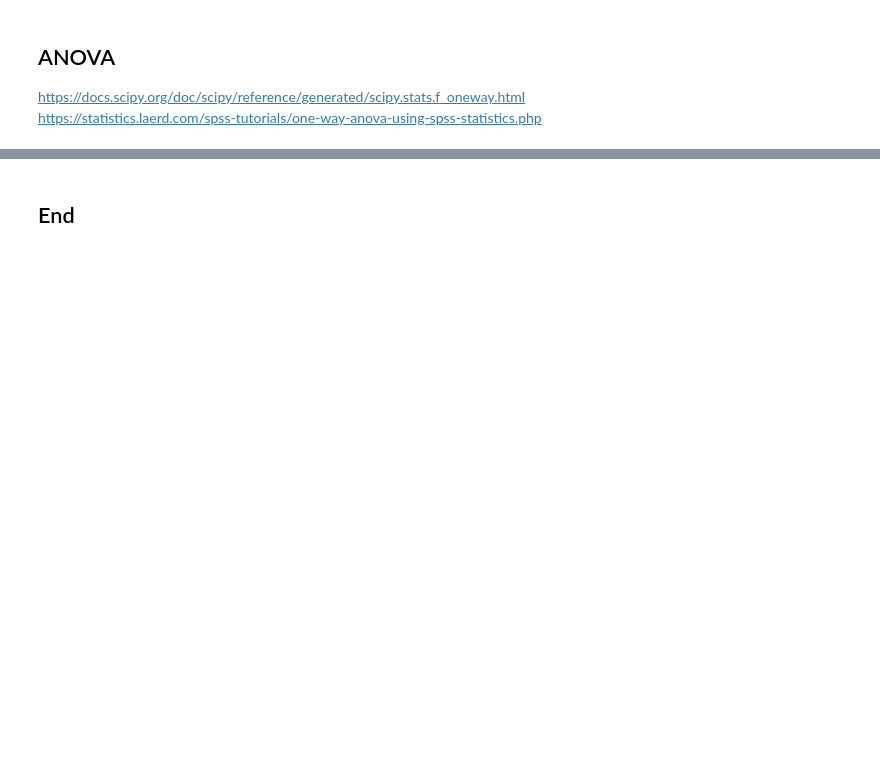
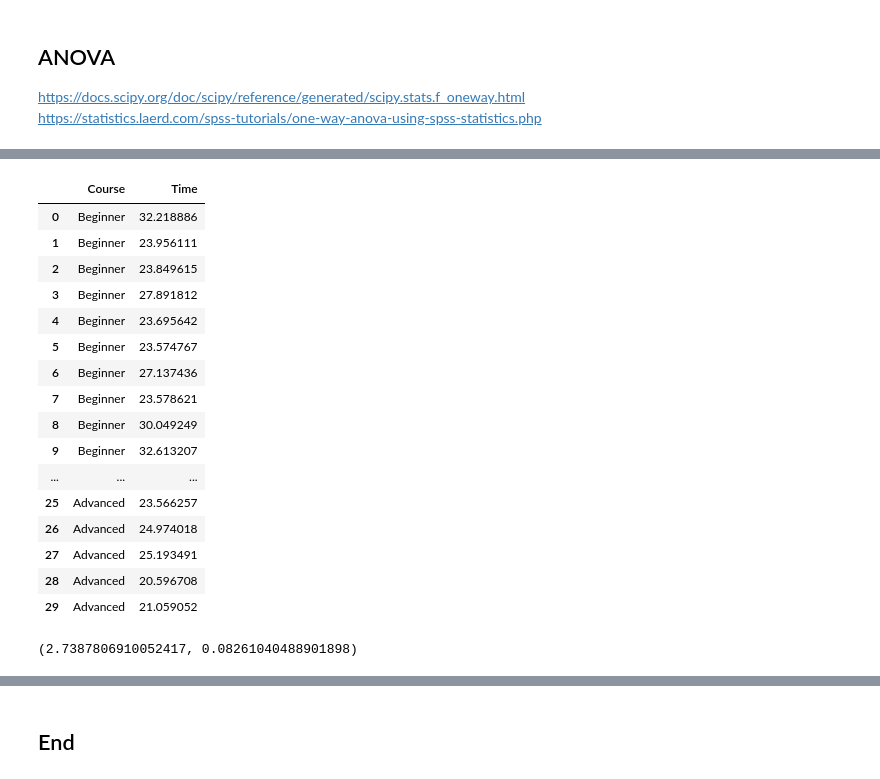
Before and after one commit to ianmcloughlin/2425_applied_statistics, a Jupyter notebook: 05_anova.ipynb, the cells around one changed output, grey strips where cells are left out. Saved outputs shown, nothing was run; the diff lists cells and outputs as text; code cells hidden in the pictures; blank space fills up the shorter version.

```diff
--- a/05_anova.ipynb
+++ b/05_anova.ipynb
@@ -209,0 +212,11 @@ Comparison  Statistic  p-value  Lower CI  Upper CI
+# %%
+# From Laerd.
+beginner = np.random.normal(27.2, 3.04777, 10)
+intermediate = np.random.normal(23.6, 3.30656, 10)
+advanced = np.random.normal(23.4, 3.23866, 10)
+
+# Concatenate arrays.
+data = np.concatenate([beginner, intermediate, advanced])
+
+# Show.
+data
@@ -209,0 +230,6 @@ Comparison  Statistic  p-value  Lower CI  Upper CI
+# %%
+# Create the labels.
+labels = ['Beginner'] * 10 + ['Intermediate'] * 10 + ['Advanced'] * 10
+
+# Show.
+labels
@@ -209,0 +254,37 @@ Comparison  Statistic  p-value  Lower CI  Upper CI
+# %%
+# Create data frame.
+df = pd.DataFrame({'Course': labels, 'Time': data})
+
+# Show.
+df
+# %% [output]
+|  | Course | Time |
+| 0 | Beginner | 32.218886 |
+| 1 | Beginner | 23.956111 |
+| 2 | Beginner | 23.849615 |
+| 3 | Beginner | 27.891812 |
+| 4 | Beginner | 23.695642 |
+| 5 | Beginner | 23.574767 |
+| 6 | Beginner | 27.137436 |
+| 7 | Beginner | 23.578621 |
+| 8 | Beginner | 30.049249 |
+| 9 | Beginner | 32.613207 |
+| ... | ... | ... |
+| 25 | Advanced | 23.566257 |
+| 26 | Advanced | 24.974018 |
+| 27 | Advanced | 25.193491 |
+| 28 | Advanced | 20.596708 |
+| 29 | Advanced | 21.059052 |
+# %%
+# Pull the groups out.
+b_times = df[df['Course'] == 'Beginner']['Time']
+i_times = df[df['Course'] == 'Intermediate']['Time']
+a_times = df[df['Course'] == 'Advanced']['Time']
+
+# Perform ANOVA.
+f, p = stats.f_oneway(b_times, i_times, a_times)
+
+# Show.
+f, p
+# %% [output]
+(2.7387806910052417, 0.08261040488901898)
```
Also changed, not shown: parts of 14 cells of this notebook.
